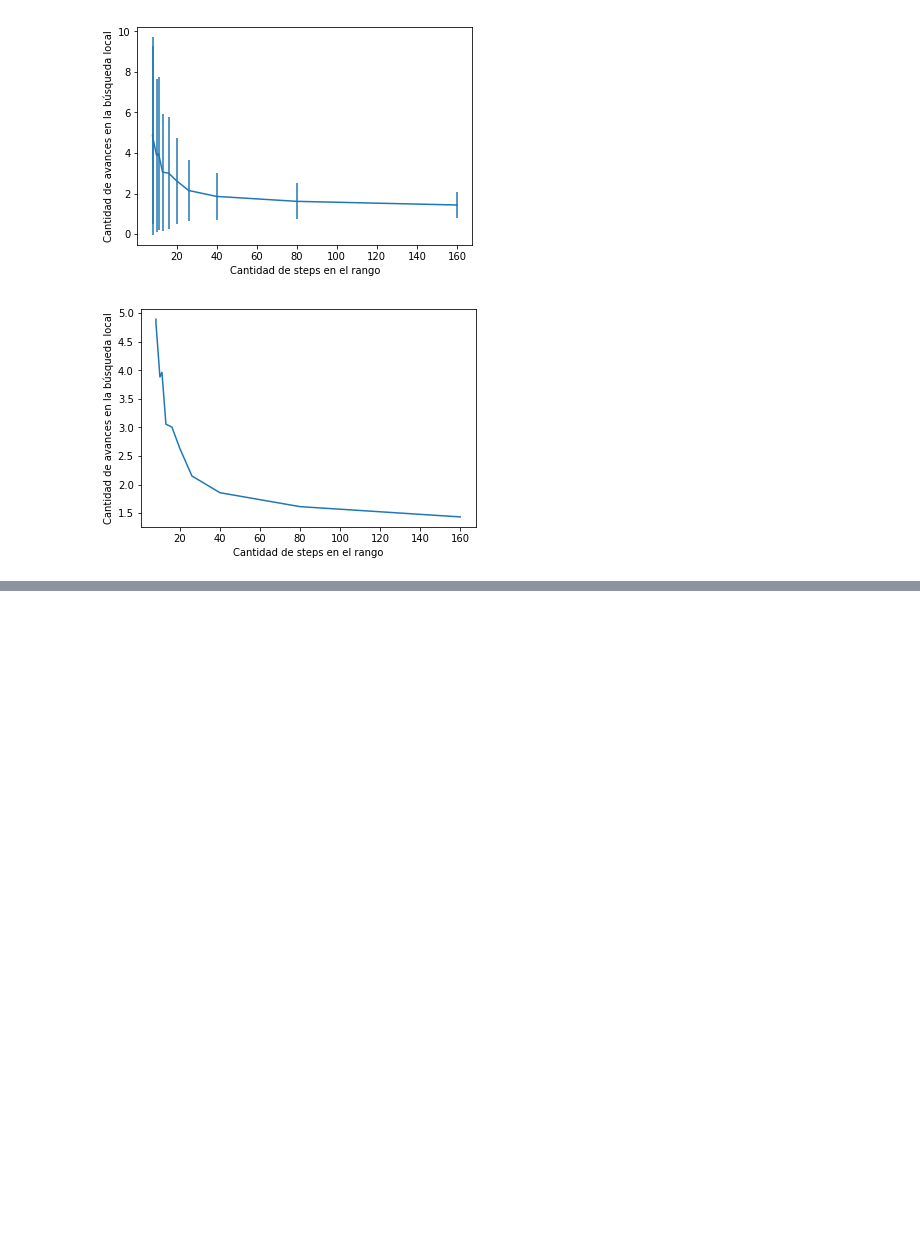
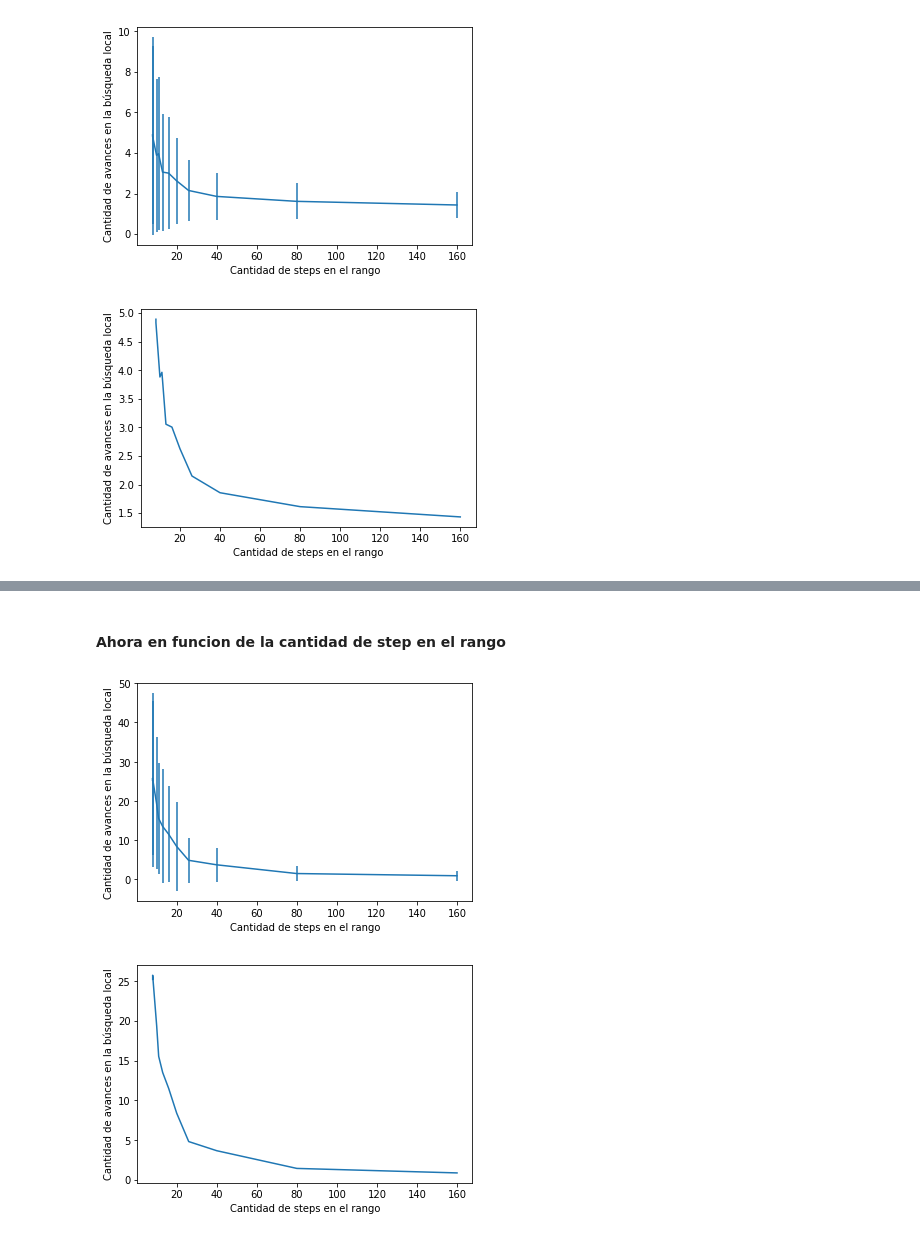
Before and after one commit to npazosmendez/connect4-AI, a Jupyter notebook: mediciones/gridsearch.ipynb, the cells around one changed output, grey strips where cells are left out. Cells and saved outputs as stored; diff of their text form; code cells hidden in the pictures; blank space fills up the shorter version.

```diff
--- a/mediciones/gridsearch.ipynb
+++ b/mediciones/gridsearch.ipynb
@@ -62,0 +94,18 @@ plt.show()
+# %% [markdown]
+#### Ahora en funcion de la cantidad de step en el rango
+# %%
+plt.errorbar(cant_steps,means_emp, yerr=stds_emp)
+# plt.legend()
+plt.xlabel('Cantidad de steps en el rango')
+plt.ylabel('Cantidad de avances en la búsqueda local')
+plt.savefig('plots/grid/empate_cant_steps_err.pdf')
+plt.show()
+
+plt.plot(cant_steps,means_emp)
+plt.xlabel('Cantidad de steps en el rango')
+plt.ylabel('Cantidad de avances en la búsqueda local')
+plt.savefig('plots/grid/empate_cant_steps.pdf')
+plt.show()
+# %% [output]
+[figure, added]
+[figure, added]
```
Also changed, not shown: parts of 6 cells of this notebook, 23 other files.
